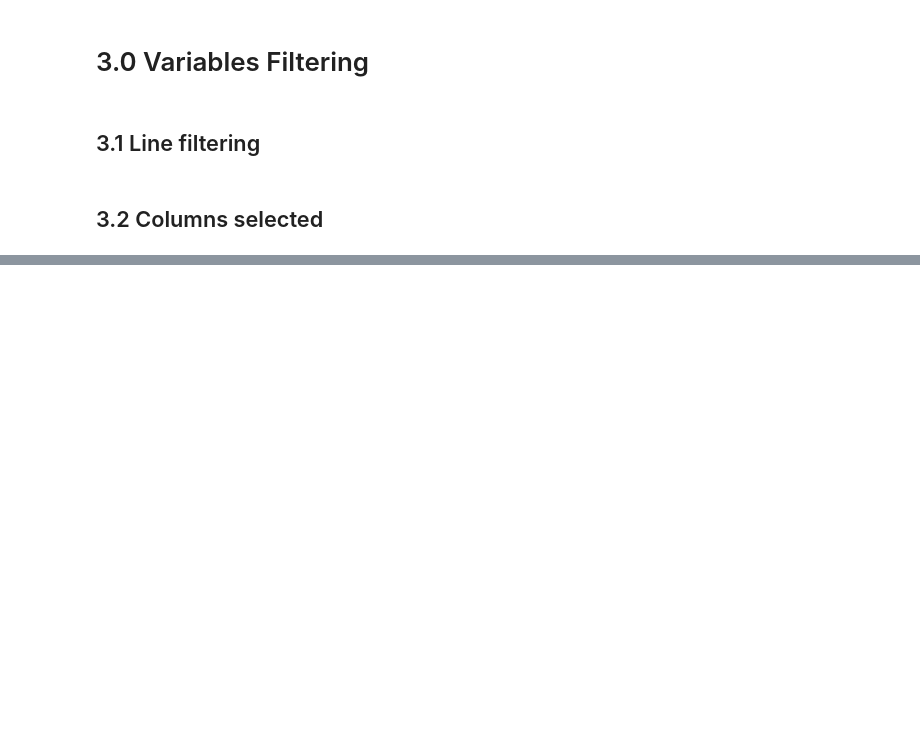
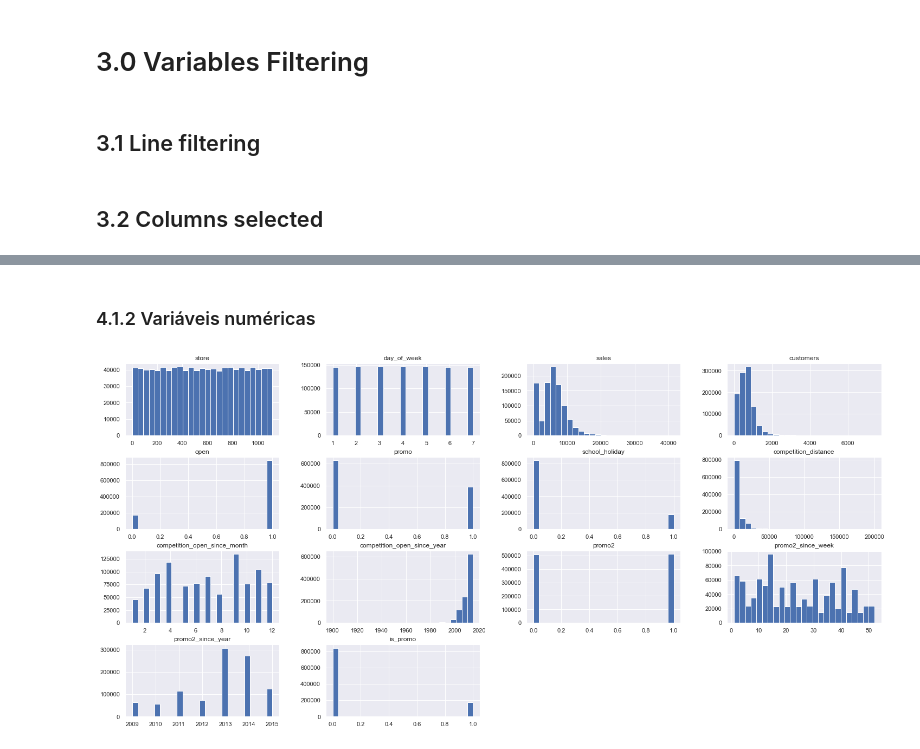
Before and after one commit to joaovitor-oliveira/RossmannSales, a Jupyter notebook: store_sales_prediction.ipynb, the cells around one changed output, grey strips where cells are left out. Cells and saved outputs as stored; diff of their text form; code cells hidden in the pictures; blank space fills up the shorter version.

```diff
--- a/store_sales_prediction.ipynb
+++ b/store_sales_prediction.ipynb
@@ -361,0 +375,6 @@ df3.head().T
+# %% [markdown]
+### 4.1.2 Variáveis numéricas
+# %%
+num_attributes.hist(bins=25);
+# %% [output]
+[figure, added]
```
Also changed, not shown: parts of 8 cells of this notebook.
